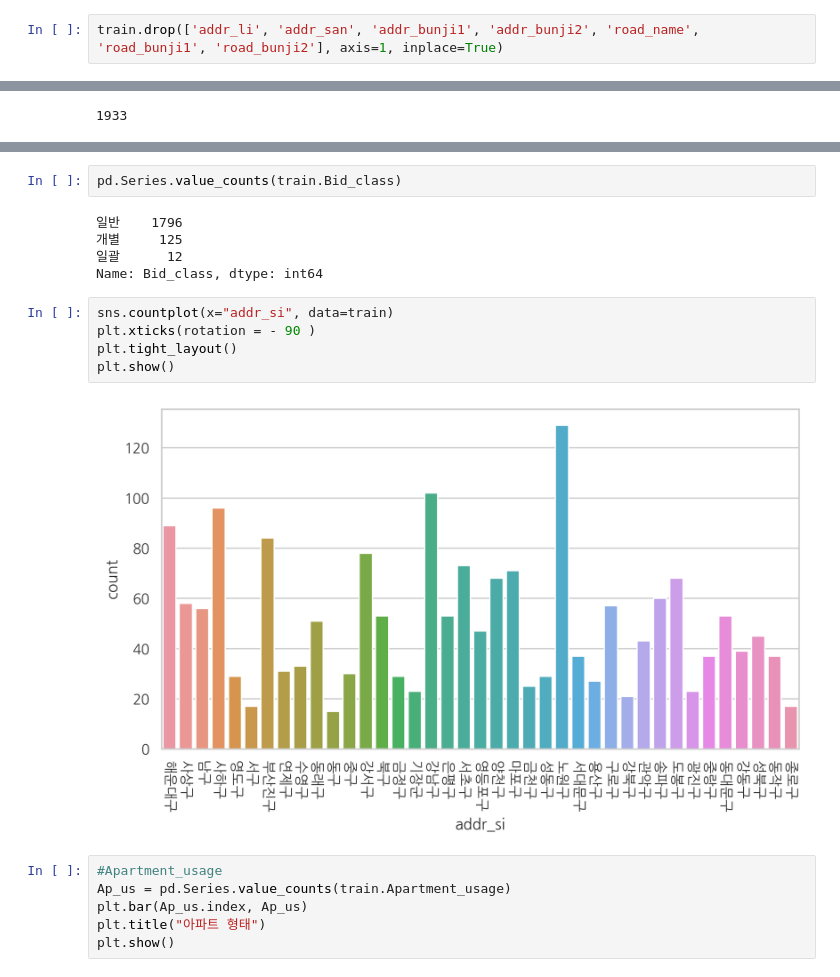
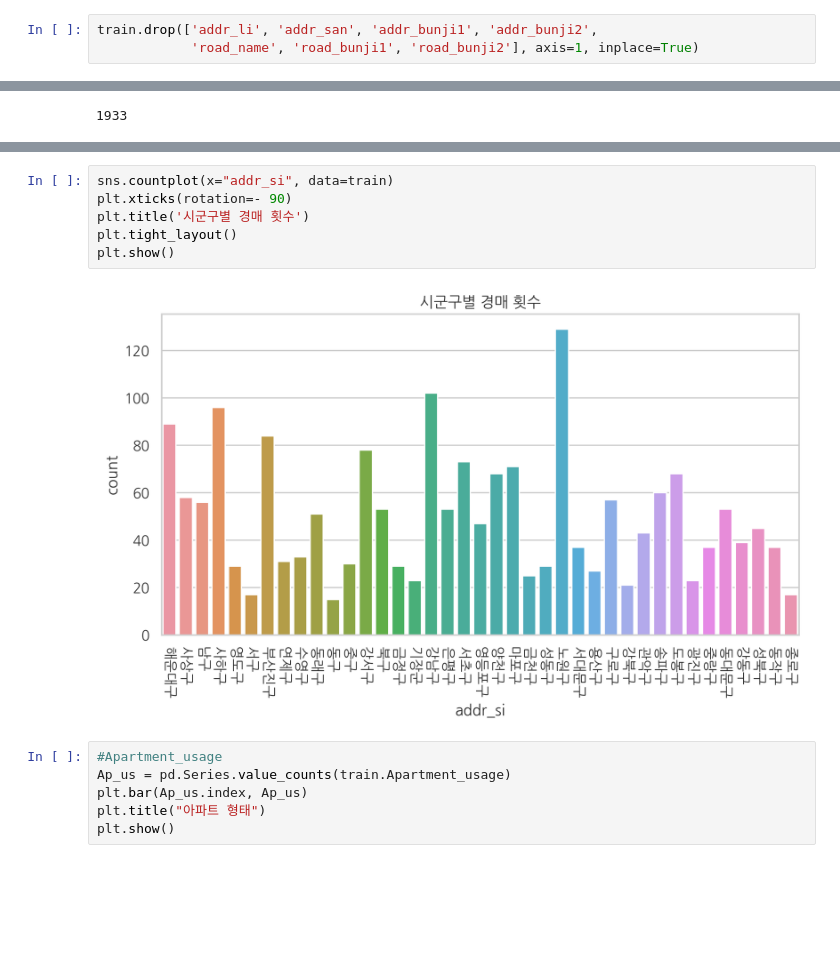
Before and after one commit to loveactualry/dss12th_regression_Auction, a Jupyter notebook: 0310_regression_project_OT.ipynb, the cells around one changed output, grey strips where cells are left out. Saved outputs shown, nothing was run; the diff lists cells and outputs as text; blank space fills up the shorter version.

```diff
--- a/0310_regression_project_OT.ipynb
+++ b/0310_regression_project_OT.ipynb
@@ -50,7 +49,8 @@ rent = pd.DataFrame(rent_)
 result_ = pd.read_csv('Auction_result.csv')
 result = pd.DataFrame(result_)
 # %%
-train.drop(['addr_li', 'addr_san', 'addr_bunji1', 'addr_bunji2', 'road_name', 'road_bunji1', 'road_bunji2'], axis=1, inplace=True)
+train.drop(['addr_li', 'addr_san', 'addr_bunji1', 'addr_bunji2',
+            'road_name', 'road_bunji1', 'road_bunji2'], axis=1, inplace=True)
 # %%
 train
 # %% [output]
@@ -146,17 +146,11 @@ plt.show()
-# %%
-pd.Series.value_counts(train.Bid_class)
-# %% [output]
-일반    1796
-개별     125
-일괄      12
-Name: Bid_class, dtype: int64
 # %%
 sns.countplot(x="addr_si", data=train)
-plt.xticks(rotation = - 90 )
+plt.xticks(rotation=- 90)
+plt.title('시군구별 경매 횟수')
 plt.tight_layout()
 plt.show()
 # %% [output]
-[figure, old version]
+[figure, new version]
 # %%
 #Apartment_usage
 Ap_us = pd.Series.value_counts(train.Apartment_usage)
```
Also changed, not shown: parts of 19 cells of this notebook.
